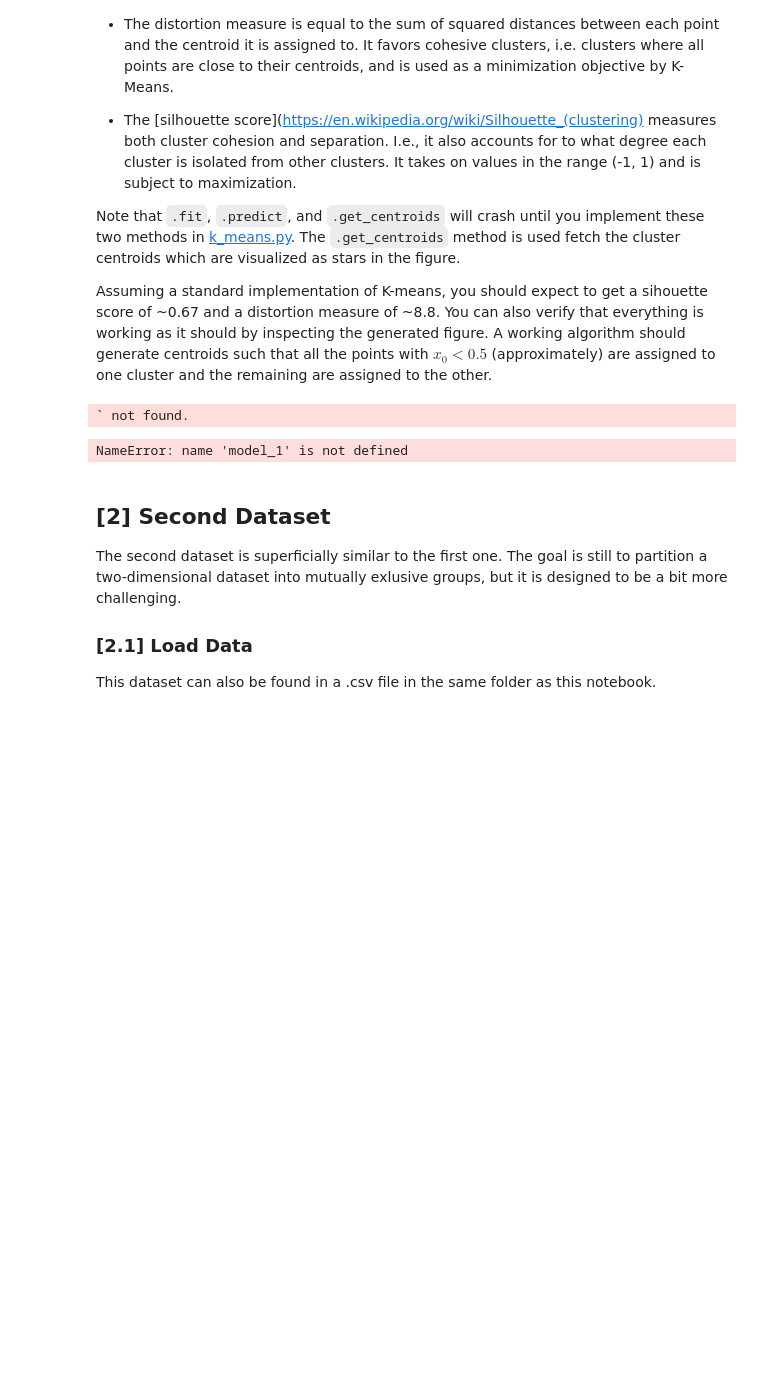
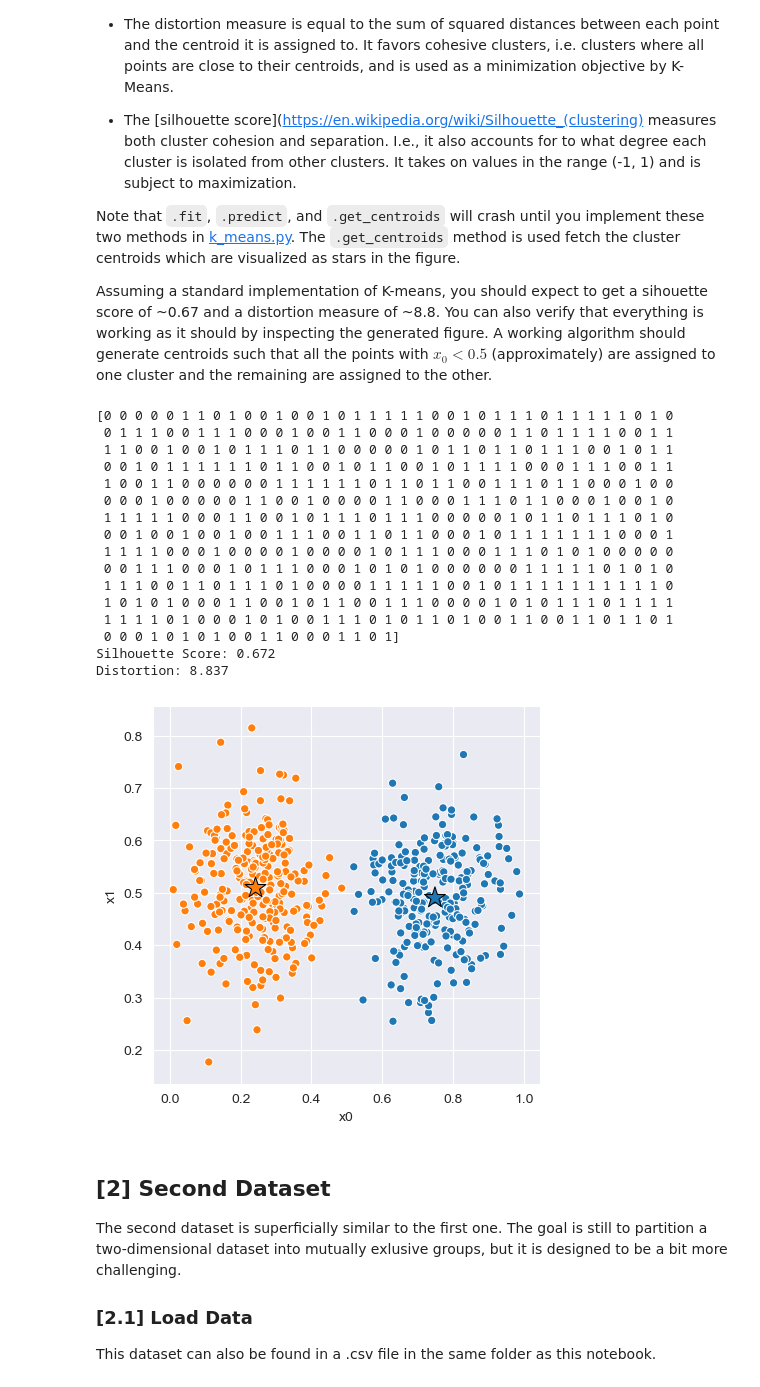
Before and after one commit to JonEliasMoen/tdt4173-2021-task-1, a Jupyter notebook: k_means/experiment.ipynb, the cells around one changed output. Cells and saved outputs as stored; diff of their text form; code cells hidden in the pictures; blank space fills up the shorter version.

```diff
--- a/k_means/experiment.ipynb
+++ b/k_means/experiment.ipynb
@@ -70,27 +69,42 @@ Assuming a standard implementation of K-means, you should expect to get a sihoue
 # %%
 
 # Fit Model
-X = data_1[['x0', 'x1']]
-model_1 = km.KMeans(2, True) # <-- Should work with default constructor
+X = np.array(data_1[['x0', 'x1']])
+model_1 = km.KMeans(2, False) # <-- Should work with default constructor
 model_1.fit(X)
-# %% [output]
-` not found.
 # %%
 
 # Compute Silhouette Score
 z = model_1.predict(X)
+print(z)
 print(f'Silhouette Score: {km.euclidean_silhouette(X, z) :.3f}')
 print(f'Distortion: {km.euclidean_distortion(X, z) :.3f}')
 
 # Plot cluster assignments
 C = model_1.get_centroids()
 K = len(C)
 _, ax = plt.subplots(figsize=(5, 5), dpi=100)
-sns.scatterplot(x='x0', y='x1', hue=z, hue_order=range(K), palette='tab10', data=X, ax=ax);
+sns.scatterplot(x='x0', y='x1', hue=z, hue_order=range(K), palette='tab10', data=data_1[['x0', 'x1']], ax=ax);
 sns.scatterplot(x=C[:,0], y=C[:,1], hue=range(K), palette='tab10', marker='*', s=250, edgecolor='black', ax=ax)
 ax.legend().remove();
 # %% [output]
-NameError: name 'model_1' is not defined
+[0 0 0 0 0 1 1 0 1 0 0 1 0 0 1 0 1 1 1 1 1 0 0 1 0 1 1 1 0 1 1 1 1 1 0 1 0
+ 0 1 1 1 0 0 1 1 1 0 0 0 1 0 0 1 1 0 0 0 1 0 0 0 0 0 1 1 0 1 1 1 1 0 0 1 1
+ 1 1 0 0 1 0 0 1 0 1 1 1 0 1 1 0 0 0 0 0 1 0 1 1 0 1 1 0 1 1 1 0 0 1 0 1 1
+ 0 0 1 0 1 1 1 1 1 1 0 1 1 0 0 1 0 1 1 0 0 1 0 1 1 1 1 0 0 0 1 1 1 0 0 1 1
+ 1 0 0 1 1 0 0 0 0 0 0 1 1 1 1 1 1 0 1 1 0 1 1 0 0 1 1 1 0 1 1 0 0 0 1 0 0
+ 0 0 0 1 0 0 0 0 0 1 1 0 0 1 0 0 0 0 1 1 0 0 0 1 1 1 0 1 1 0 0 0 1 0 0 1 0
+ 1 1 1 1 1 0 0 0 1 1 0 0 1 0 1 1 1 0 1 1 1 0 0 0 0 0 1 0 1 1 0 1 1 1 0 1 0
+ 0 0 1 0 0 1 0 0 1 0 0 1 1 1 0 0 1 1 0 1 1 0 0 0 1 0 1 1 1 1 1 1 1 0 0 0 1
+ 1 1 1 1 0 0 0 1 0 0 0 0 1 0 0 0 0 1 0 1 1 1 0 0 0 1 1 1 0 1 0 1 0 0 0 0 0
+ 0 0 1 1 1 0 0 0 1 0 1 1 1 0 0 0 1 0 1 0 1 0 0 0 0 0 0 1 1 1 1 1 0 1 0 1 0
+ 1 1 1 0 0 1 1 0 1 1 1 0 1 0 0 0 0 1 1 1 1 1 0 0 1 0 1 1 1 1 1 1 1 1 1 1 0
+ 1 0 1 0 1 0 0 0 1 1 0 0 1 0 1 1 0 0 1 1 1 0 0 0 0 1 0 1 0 1 1 1 0 1 1 1 1
+ 1 1 1 1 0 1 0 0 0 1 0 1 0 0 1 1 1 0 1 0 1 1 0 1 0 0 1 1 0 0 1 1 0 1 1 0 1
+ 0 0 0 1 0 1 0 1 0 0 1 1 0 0 0 1 1 0 1]
+Silhouette Score: 0.672
+Distortion: 8.837
+[figure, added]
 # %% [markdown]
 ## [2] Second Dataset
 
```
Also changed, not shown: parts of 5 cells of this notebook, 2 other files.
